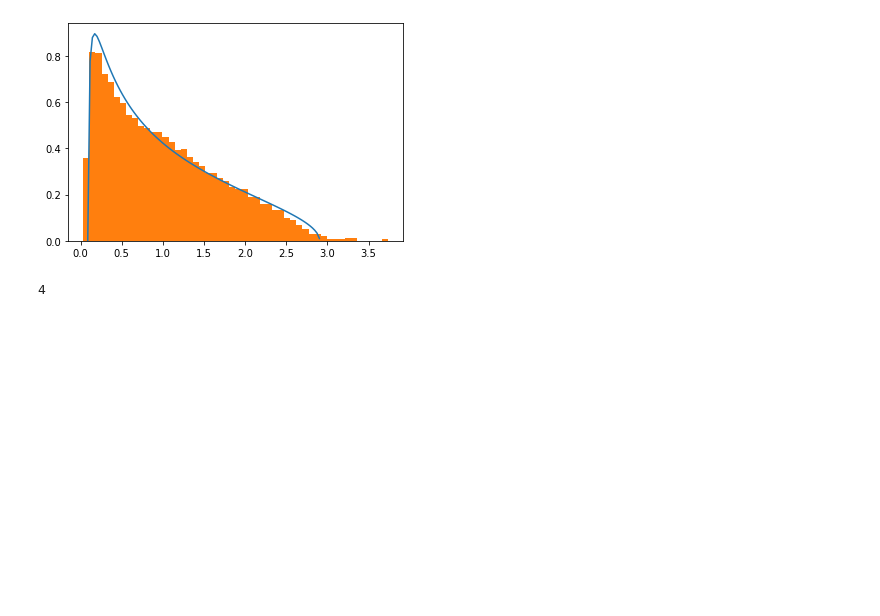
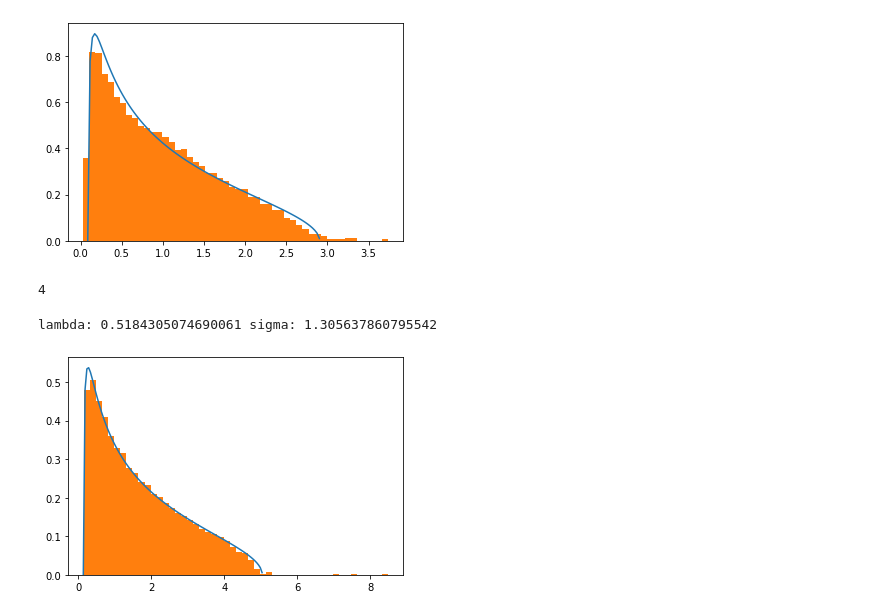
Before and after one commit to landon23/spiked_models, a Jupyter notebook: inhomogeneous_beta.ipynb, the cells around one changed output. Drawn from its saved outputs; the diff is of its cells as text; code cells hidden in the pictures; blank space fills up the shorter version.

Commit message:
More graphs

```diff
--- a/inhomogeneous_beta.ipynb
+++ b/inhomogeneous_beta.ipynb
@@ -35,3 +35,25 @@ nnz = np.sum(B, axis=0)
 print(len(np.where(nnz < 0.5)[0]))
 # %% [output]
 4
+# %%
+import matplotlib.pyplot as plt
+import numpy as np
+import main
+import imp
+imp.reload(main)
+N = 4000
+M = 2000
+U, S, V = main.heavy(N, M, 0.3)
+S =S*S
+trimS = S
+lam, sig = main.params(np.mean(trimS), np.mean(trimS*trimS))
+print('lambda:', lam, 'sigma:', sig)
+x, y = main.plotWiki(100,lam, sig)
+#print(x)
+plt.plot(x, y)
+plt.hist(S, bins=50, density=True)
+
+plt.show()
+# %% [output]
+lambda: 0.5184305074690061 sigma: 1.305637860795542
+[figure, added]
```
Also changed, not shown: parts of 1 cell of this notebook, 1 other file.
